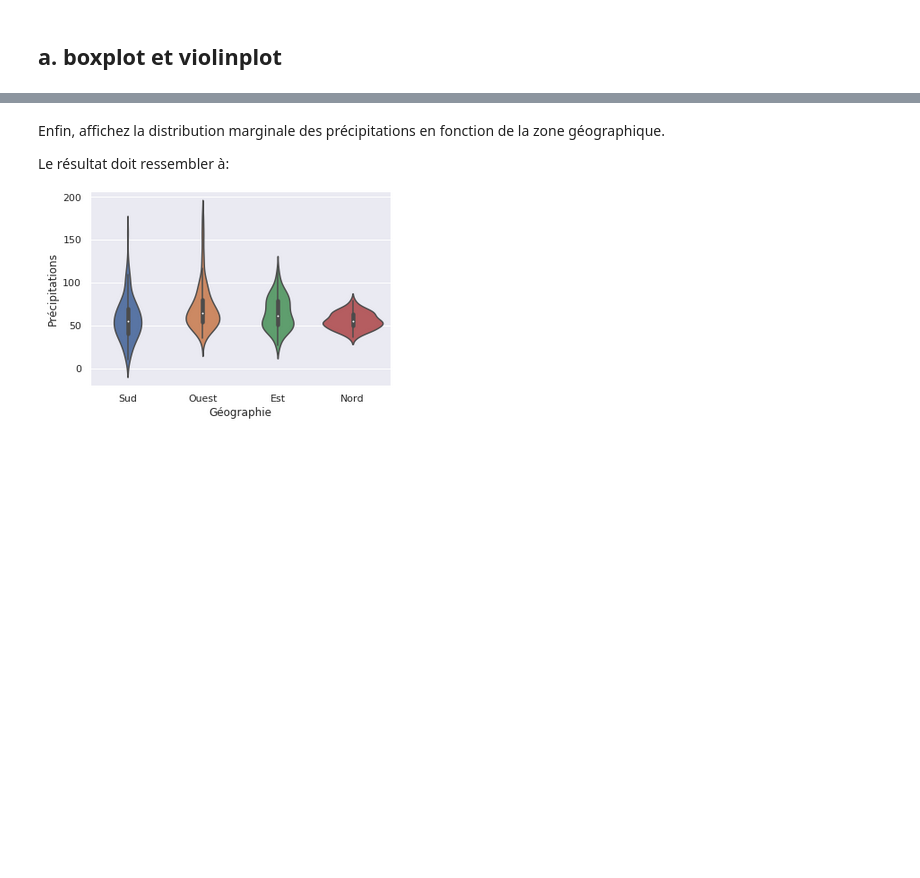
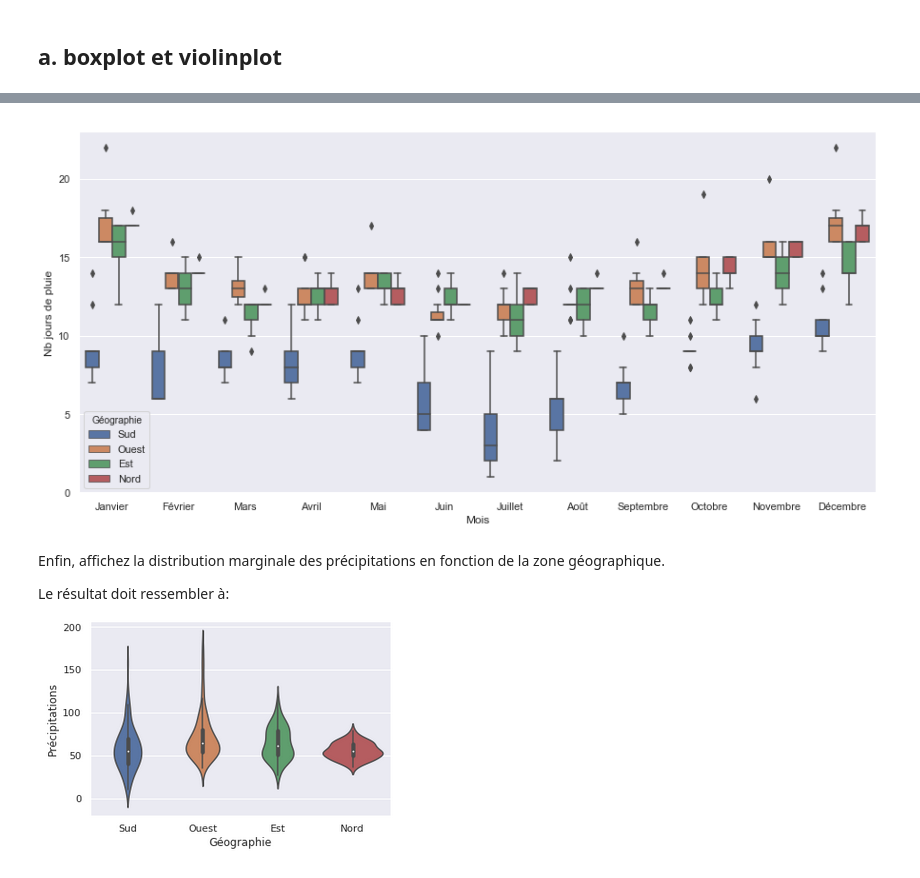
Before and after one commit to campusplage/compte-rendus-randrianjanahary_pla-comes, a Jupyter notebook: TP1_pandas.ipynb, the cells around one changed output, grey strips where cells are left out. Saved outputs shown, nothing was run; the diff lists cells and outputs as text; code cells hidden in the pictures; blank space fills up the shorter version.

```diff
--- a/TP1_pandas.ipynb
+++ b/TP1_pandas.ipynb
@@ -503,3 +511,17 @@ Sophistiquez l'affichage précédent pour que les distributions se fassent en fo
+# %%
+# boxplot par différentes zones géographiques....
+data_pluie_geo = data.reset_index().melt(id_vars='Géographie',
+                                         value_vars=['Jours de pluie'],
+                                         value_name='Nb jours de pluie')
+
+g = sns.boxplot(x='Mois',
+                y='Nb jours de pluie',
+                hue= 'Géographie',
+                data=data_pluie_geo)
+
+g.get_figure().set_size_inches(15,7)
+# %% [output]
+[figure, added]
 # %% [markdown]
 Enfin, affichez la distribution marginale des précipitations en fonction de la zone géographique.
 
```
Also changed, not shown: parts of 3 cells of this notebook.
